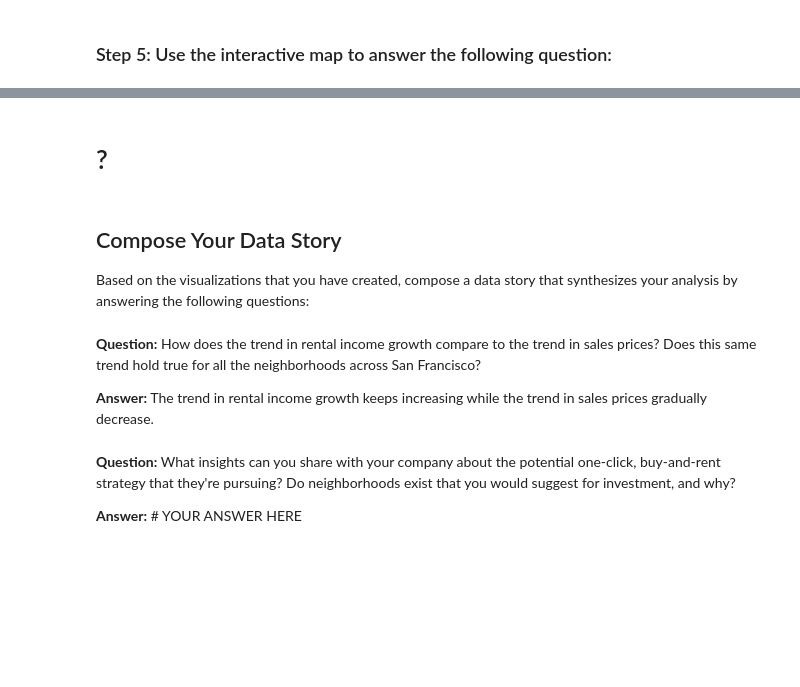
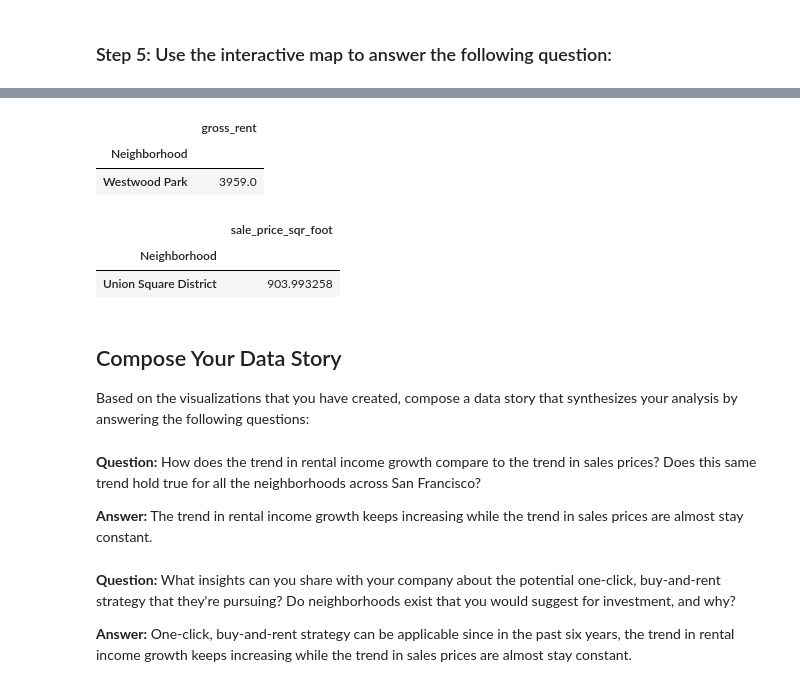
Before and after one commit to kelly0326/San-francisco-housing, a Jupyter notebook: san_francisco_housing.ipynb, the cells around one changed output, grey strips where cells are left out. Saved outputs shown, nothing was run; the diff lists cells and outputs as text; code cells hidden in the pictures; blank space fills up the shorter version.

```diff
--- a/san_francisco_housing.ipynb
+++ b/san_francisco_housing.ipynb
@@ -580,5 +545,23 @@ all_neighborhoods_df
-# %% [markdown]
-# ?
+# %%
+all_neighborhoods_df.groupby("Neighborhood")\
+                    .mean()\
+                    .loc[:, ["gross_rent"]]\
+                    .sort_values("gross_rent", ascending = False)\
+                    .head(1)
+# %% [output]
+|  | gross_rent |
+| Neighborhood |  |
+| Westwood Park | 3959.0 |
+# %%
+all_neighborhoods_df.groupby("Neighborhood")\
+                    .max()\
+                    .loc[:, ["sale_price_sqr_foot"]]\
+                    .sort_values("sale_price_sqr_foot", ascending = False)\
+                    .head(1)
+# %% [output]
+|  | sale_price_sqr_foot |
+| Neighborhood |  |
+| Union Square District | 903.993258 |
 # %% [markdown]
 ## Compose Your Data Story
 
@@ -586,8 +569,8 @@ Based on the visualizations that you have created, compose a data story that syn
 # %% [markdown]
 **Question:**  How does the trend in rental income growth compare to the trend in sales prices? Does this same trend hold true for all the neighborhoods across San Francisco?
 
-**Answer:** The trend in rental income growth keeps increasing while the trend in sales prices gradually decrease.
+**Answer:** The trend in rental income growth keeps increasing while the trend in sales prices are almost stay constant.
 # %% [markdown]
 **Question:** What insights can you share with your company about the potential one-click, buy-and-rent strategy that they're pursuing? Do neighborhoods exist that you would suggest for investment, and why?
 
-**Answer:** # YOUR ANSWER HERE
+**Answer:** One-click, buy-and-rent strategy can be applicable since in the past six years, the trend in rental income growth keeps increasing while the trend in sales prices are almost stay constant.
```
Also changed, not shown: parts of 8 cells of this notebook.
